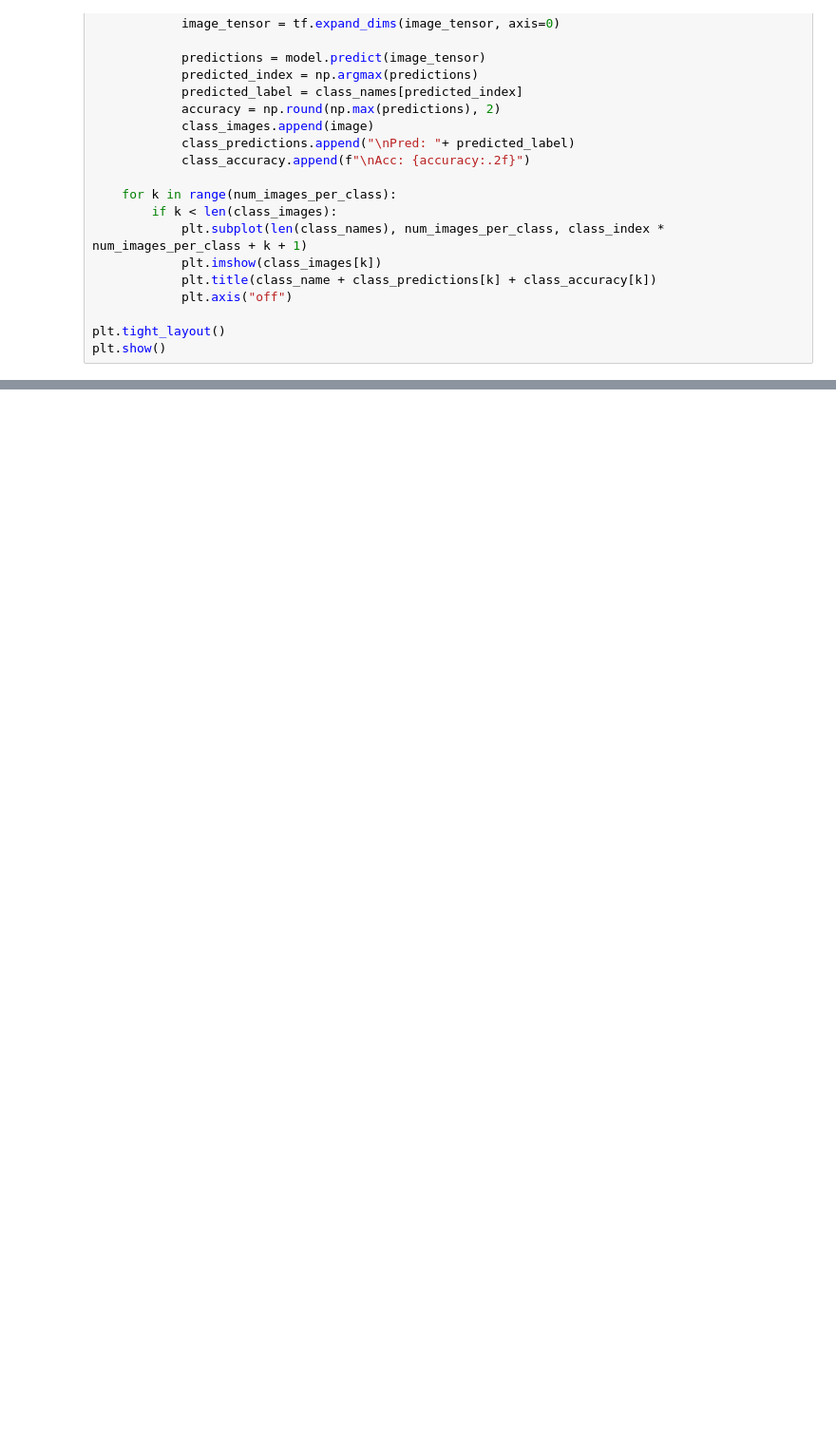
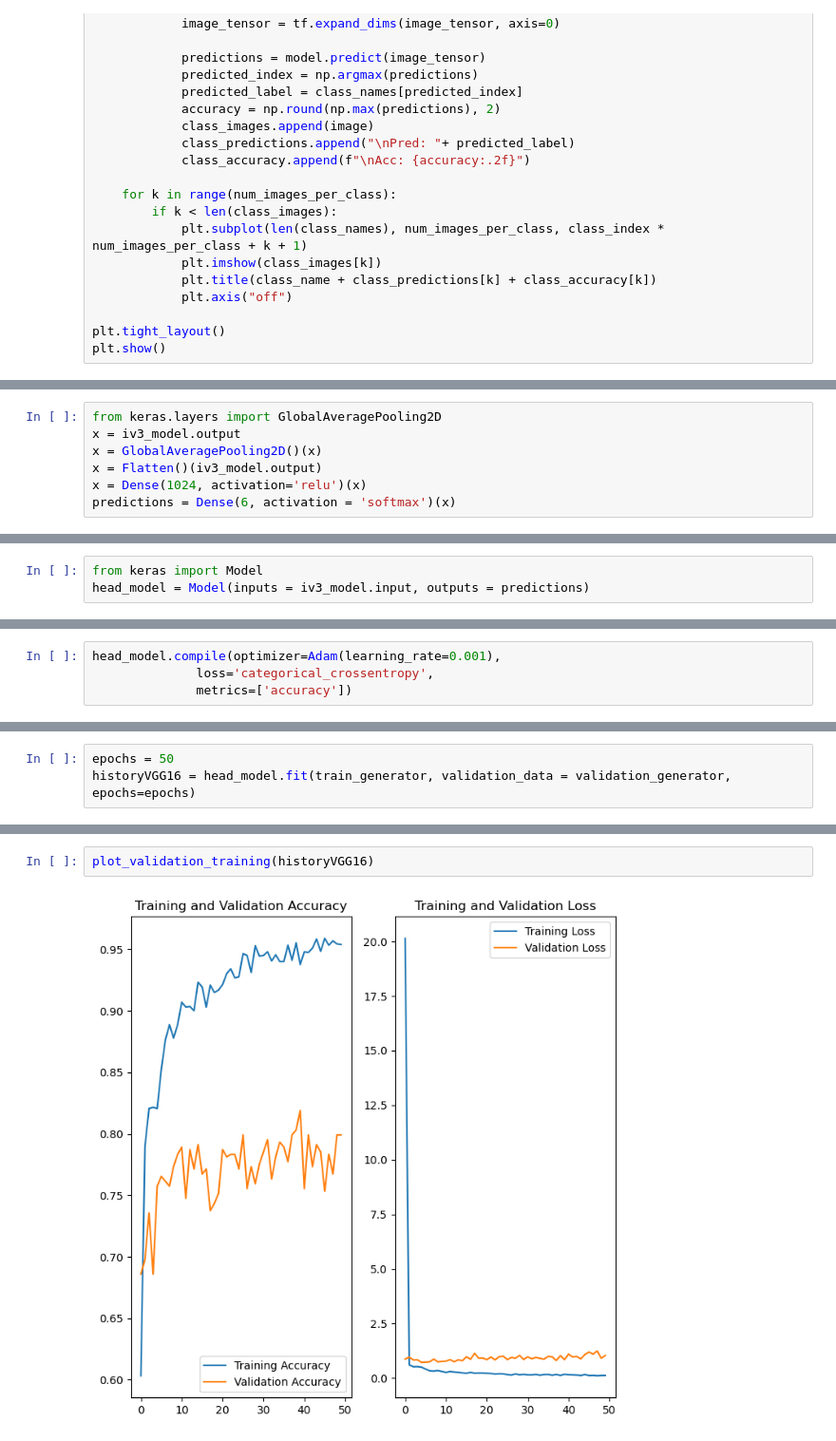
Before and after one commit to AndreiDebreceni/ai-garbage-image-classification, a Jupyter notebook: garbage-image-classification.ipynb, the cells around one changed output, grey strips where cells are left out. Shown at 95% size. Cells and saved outputs as stored; diff of their text form; blank space fills up the shorter version.

Commit message:
Transfer learning Inception V3

```diff
--- a/garbage-image-classification.ipynb
+++ b/garbage-image-classification.ipynb
@@ -566,0 +588,7 @@ plt.show()
+# %%
+from keras.layers import GlobalAveragePooling2D
+x = iv3_model.output
+x = GlobalAveragePooling2D()(x)
+x = Flatten()(iv3_model.output)
+x = Dense(1024, activation='relu')(x)
+predictions = Dense(6, activation = 'softmax')(x)
@@ -566,0 +597,3 @@ plt.show()
+# %%
+from keras import Model
+head_model = Model(inputs = iv3_model.input, outputs = predictions)
@@ -566,0 +622,4 @@ plt.show()
+# %%
+head_model.compile(optimizer=Adam(learning_rate=0.001),
+              loss='categorical_crossentropy',
+              metrics=['accuracy'])
@@ -566,0 +628,3 @@ plt.show()
+# %%
+epochs = 50
+historyVGG16 = head_model.fit(train_generator, validation_data = validation_generator, epochs=epochs)
@@ -566,0 +649,4 @@ plt.show()
+# %%
+plot_validation_training(historyVGG16)
+# %% [output]
+[figure, added]
```
Also changed, not shown: parts of 12 cells of this notebook.
